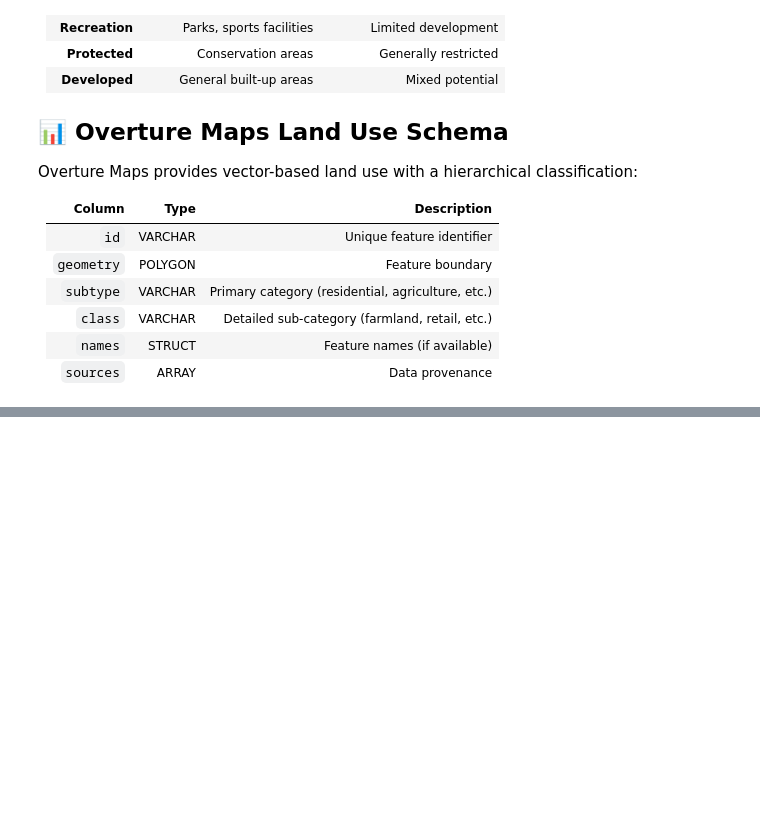
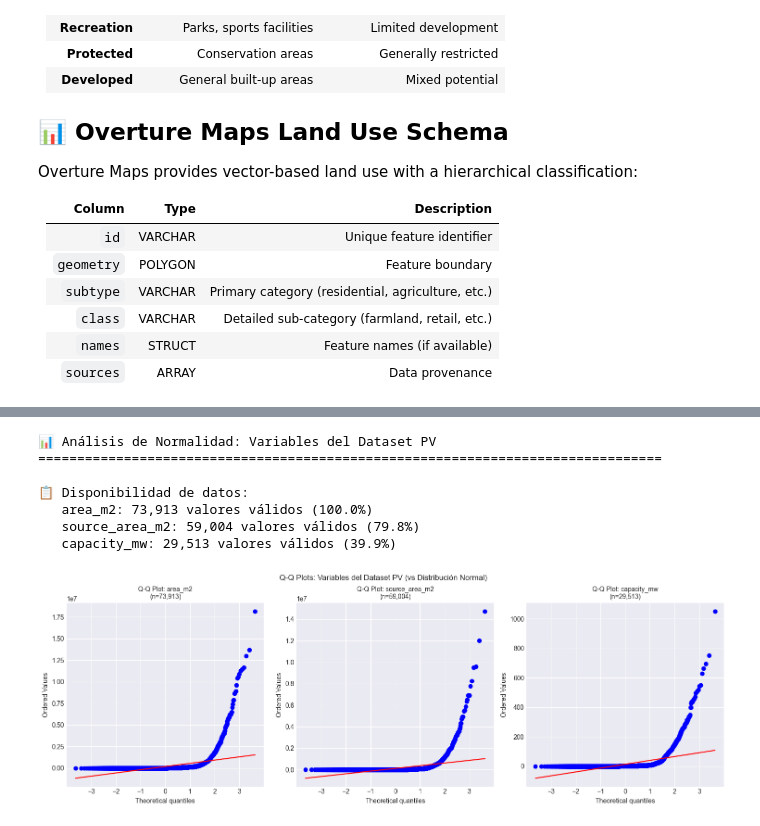
Before and after one commit to avega17/CCOM6994_PV_Solar_Project, a Jupyter notebook: solar_pv_census_data_analysis_E2E.ipynb, the cells around one changed output, grey strips where cells are left out. Saved outputs shown, nothing was run; the diff lists cells and outputs as text; code cells hidden in the pictures; blank space fills up the shorter version.

Commit message:
working version with Census EDA and first rough draft of stat tests

```diff
--- a/solar_pv_census_data_analysis_E2E.ipynb
+++ b/solar_pv_census_data_analysis_E2E.ipynb
@@ -490,0 +657,48 @@ Overture Maps provides vector-based land use with a hierarchical classification:
+# %%
+# Normality analysis for PV installation variables
+print("📊 Análisis de Normalidad: Variables del Dataset PV")
+print("=" * 80)
+
+pv_analysis_vars = ['area_m2', 'source_area_m2', 'capacity_mw']
+
+# First, check data availability
+print("\n📋 Disponibilidad de datos:")
+for var in pv_analysis_vars:
+    if var in pv_census_df.columns:
+        non_null = pv_census_df[var].notna().sum()
+        pct = non_null / len(pv_census_df) * 100
+        print(f"   {var}: {non_null:,} valores válidos ({pct:.1f}%)")
+    else:
+        print(f"   {var}: ⚠️ No disponible en el dataset")
+
+# Q-Q Plots for PV variables
+fig, axes = plt.subplots(1, 3, figsize=(15, 5))
+
+for idx, var in enumerate(pv_analysis_vars):
+    ax = axes[idx]
+    if var in pv_census_df.columns:
+        data = pv_census_df[var].dropna()
+        if len(data) > 0:
+            # Use sample for visualization (max 5000 points for Q-Q plot)
+            sample_data = data.sample(n=min(5000, len(data)), random_state=42)
+            stats.probplot(sample_data, dist="norm", plot=ax)
+            ax.set_title(f'Q-Q Plot: {var}\n(n={len(data):,})', fontsize=10)
+        else:
+            ax.text(0.5, 0.5, 'Sin datos', ha='center', va='center', transform=ax.transAxes)
+            ax.set_title(f'{var}: Sin datos')
+    else:
+        ax.text(0.5, 0.5, 'Variable no disponible', ha='center', va='center', transform=ax.transAxes)
+        ax.set_title(f'{var}')
+
+plt.tight_layout()
+plt.suptitle('Q-Q Plots: Variables del Dataset PV (vs Distribución Normal)', y=1.02, fontsize=12)
+plt.show()
+# %% [output]
+📊 Análisis de Normalidad: Variables del Dataset PV
+================================================================================
+
+📋 Disponibilidad de datos:
+   area_m2: 73,913 valores válidos (100.0%)
+   source_area_m2: 59,004 valores válidos (79.8%)
+   capacity_mw: 29,513 valores válidos (39.9%)
+[figure, added]
```
Also changed, not shown: parts of 44 cells of this notebook, 1 other file.
